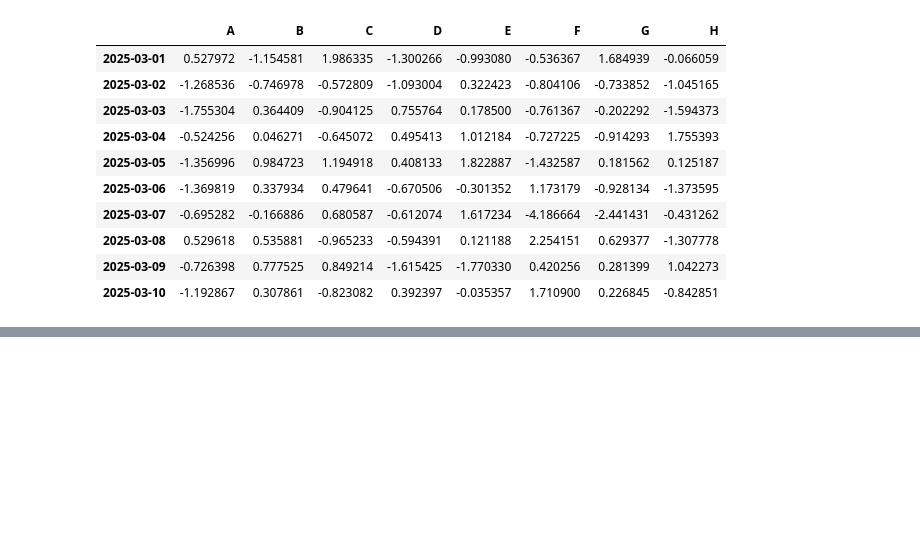
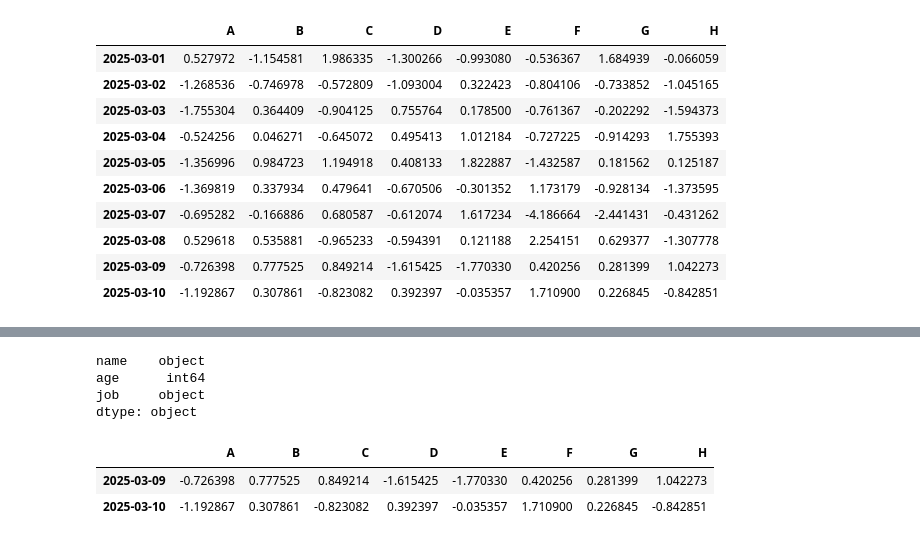
Before and after one commit to fahime9407/Machine-Learning-Path, a Jupyter notebook: pandas.ipynb, the cells around one changed output, grey strips where cells are left out. Saved outputs shown, nothing was run; the diff lists cells and outputs as text; code cells hidden in the pictures; blank space fills up the shorter version.

```diff
--- a/pandas.ipynb
+++ b/pandas.ipynb
@@ -76,0 +95,13 @@ df_random
+# %%
+df_info.dtypes
+# %% [output]
+name    object
+age      int64
+job     object
+dtype: object
+# %%
+df_random.tail(2)
+# %% [output]
+|  | A | B | C | D | E | F | G | H |
+| 2025-03-09 | -0.726398 | 0.777525 | 0.849214 | -1.615425 | -1.770330 | 0.420256 | 0.281399 | 1.042273 |
+| 2025-03-10 | -1.192867 | 0.307861 | -0.823082 | 0.392397 | -0.035357 | 1.710900 | 0.226845 | -0.842851 |
```
Also changed, not shown: parts of 9 cells of this notebook.
